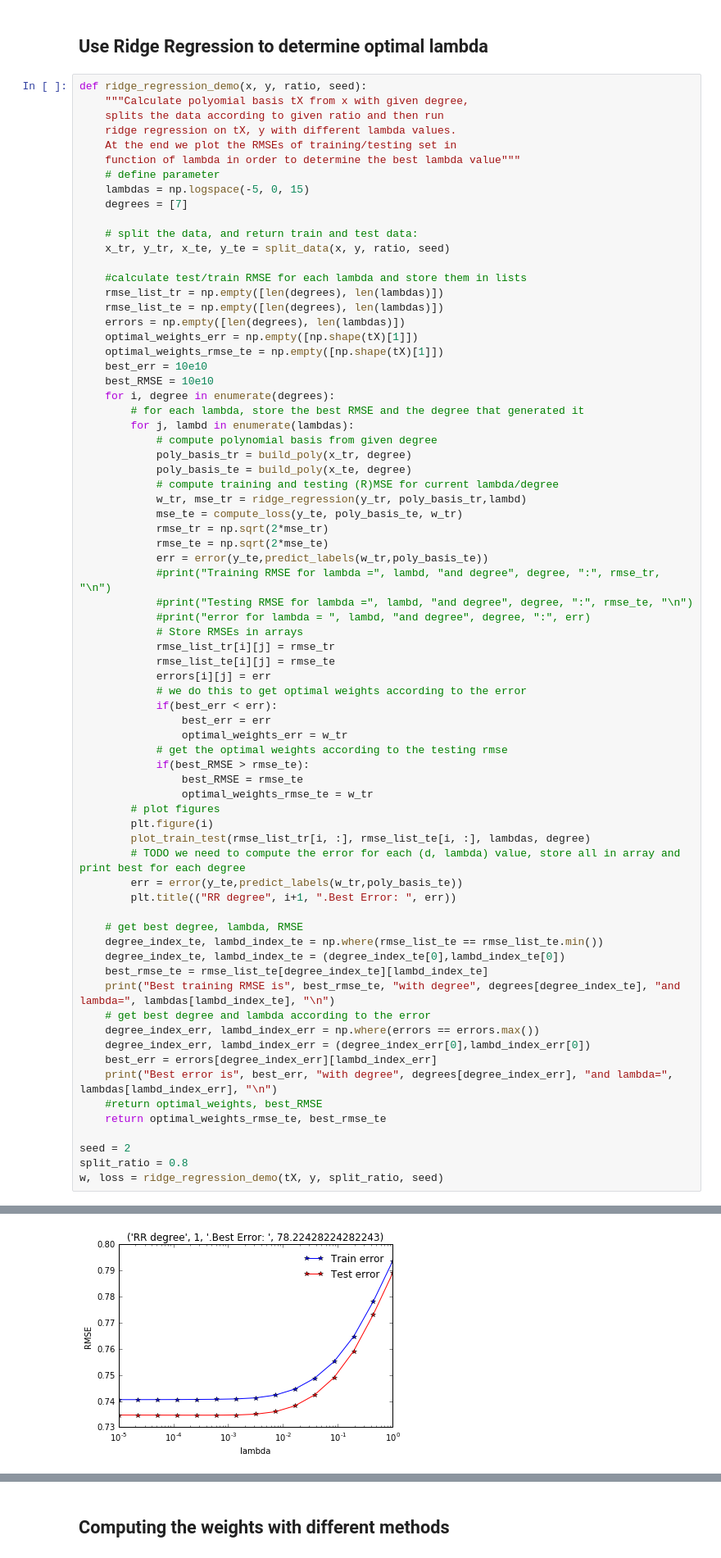
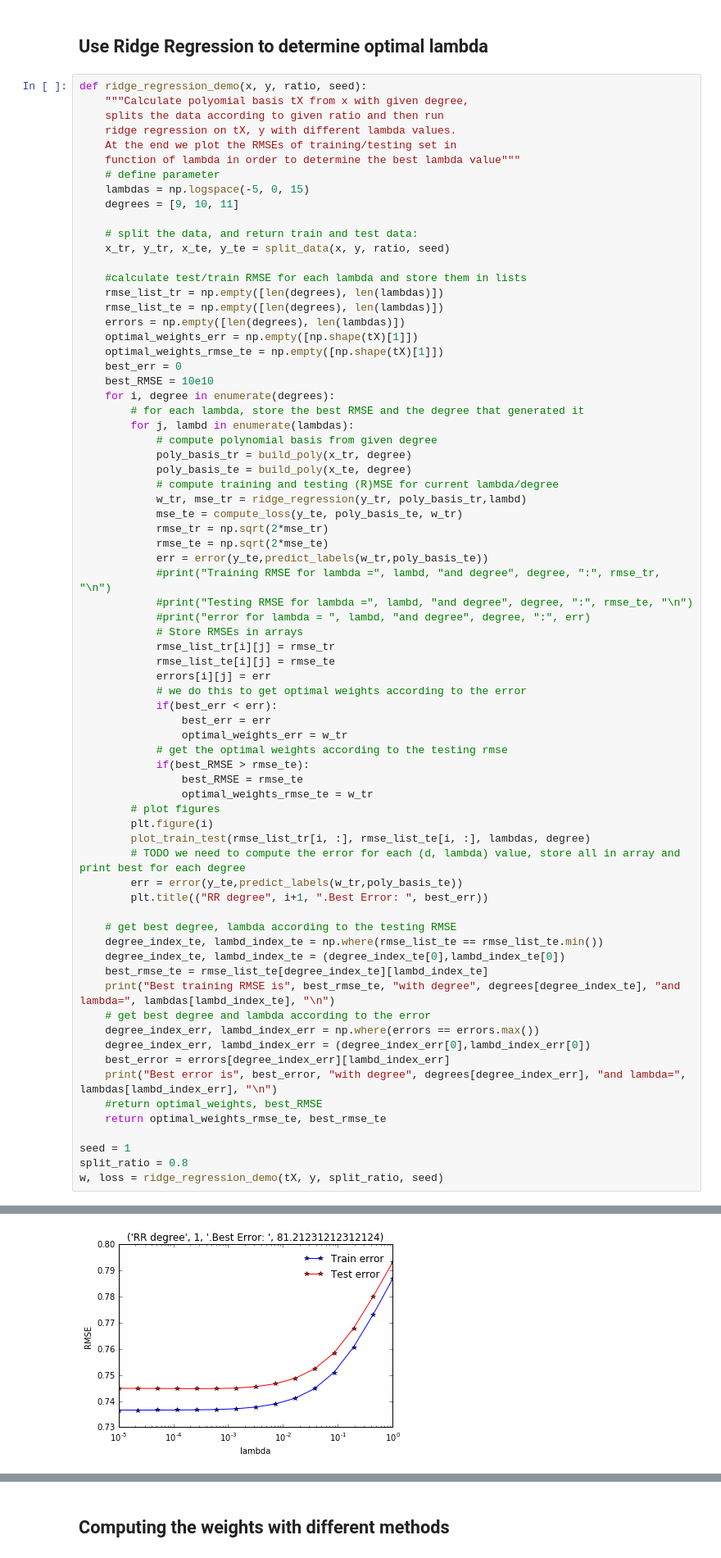
Before and after one commit to rbsteinm/Higgs-Boson-Machine-Learning-Challenge, a Jupyter notebook: project1.ipynb, the cells around one changed output, grey strips where cells are left out. Shown at 82% size. Saved outputs shown, nothing was run; the diff lists cells and outputs as text.

```diff
--- a/project1.ipynb
+++ b/project1.ipynb
@@ -366,7 +366,7 @@ def ridge_regression_demo(x, y, ratio, seed):
     function of lambda in order to determine the best lambda value"""
     # define parameter
     lambdas = np.logspace(-5, 0, 15)
-    degrees = [7]
+    degrees = [9, 10, 11]
 
     # split the data, and return train and test data:
     x_tr, y_tr, x_te, y_te = split_data(x, y, ratio, seed)
@@ -377,7 +377,7 @@ def ridge_regression_demo(x, y, ratio, seed):
     errors = np.empty([len(degrees), len(lambdas)])
     optimal_weights_err = np.empty([np.shape(tX)[1]])
     optimal_weights_rmse_te = np.empty([np.shape(tX)[1]])
-    best_err = 10e10
+    best_err = 0
     best_RMSE = 10e10
     for i, degree in enumerate(degrees):
         # for each lambda, store the best RMSE and the degree that generated it
@@ -411,9 +411,9 @@ def ridge_regression_demo(x, y, ratio, seed):
         plot_train_test(rmse_list_tr[i, :], rmse_list_te[i, :], lambdas, degree)
         # TODO we need to compute the error for each (d, lambda) value, store all in array and print best for each degree
         err = error(y_te,predict_labels(w_tr,poly_basis_te))
-        plt.title(("RR degree", i+1, ".Best Error: ", err))
+        plt.title(("RR degree", i+1, ".Best Error: ", best_err))
 
-    # get best degree, lambda, RMSE
+    # get best degree, lambda according to the testing RMSE
     degree_index_te, lambd_index_te = np.where(rmse_list_te == rmse_list_te.min())
     degree_index_te, lambd_index_te = (degree_index_te[0],lambd_index_te[0])
     best_rmse_te = rmse_list_te[degree_index_te][lambd_index_te]
@@ -421,12 +421,12 @@ def ridge_regression_demo(x, y, ratio, seed):
     # get best degree and lambda according to the error
     degree_index_err, lambd_index_err = np.where(errors == errors.max())
     degree_index_err, lambd_index_err = (degree_index_err[0],lambd_index_err[0])
-    best_err = errors[degree_index_err][lambd_index_err]
-    print("Best error is", best_err, "with degree", degrees[degree_index_err], "and lambda=", lambdas[lambd_index_err], "\n")
+    best_error = errors[degree_index_err][lambd_index_err]
+    print("Best error is", best_error, "with degree", degrees[degree_index_err], "and lambda=", lambdas[lambd_index_err], "\n")
     #return optimal_weights, best_RMSE
     return optimal_weights_rmse_te, best_rmse_te
 
-seed = 2
+seed = 1
 split_ratio = 0.8
 w, loss = ridge_regression_demo(tX, y, split_ratio, seed)
 # %% [output]
@@ -436 +436 @@ Best error is 81.9638196382 with degree 7 and lambda= 1e-05
-[figure, old version]
+[figure, new version]
```
Also changed, not shown: parts of 1 cell of this notebook, 1 other file.
